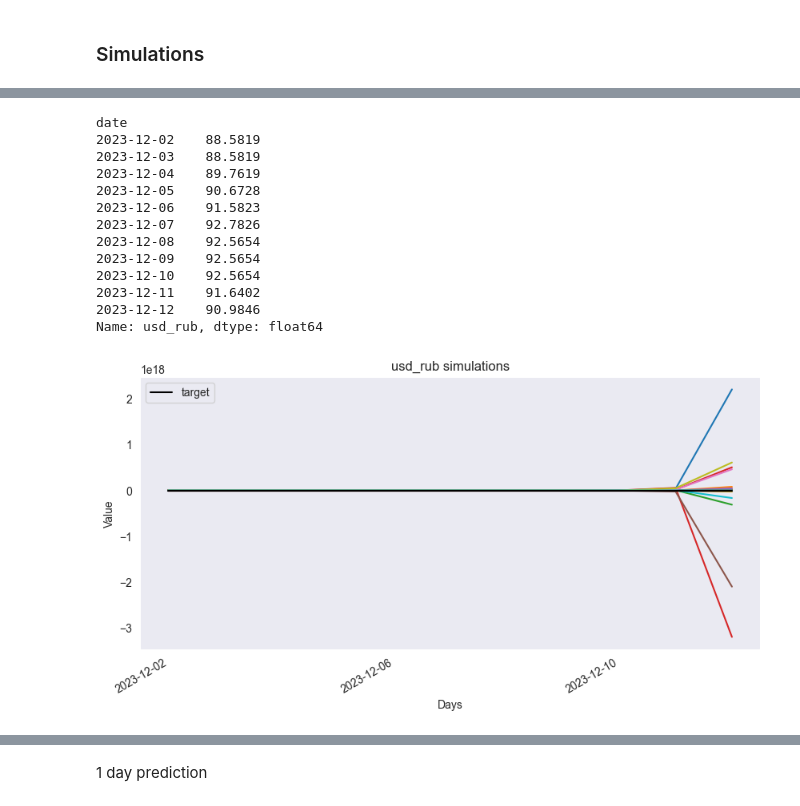
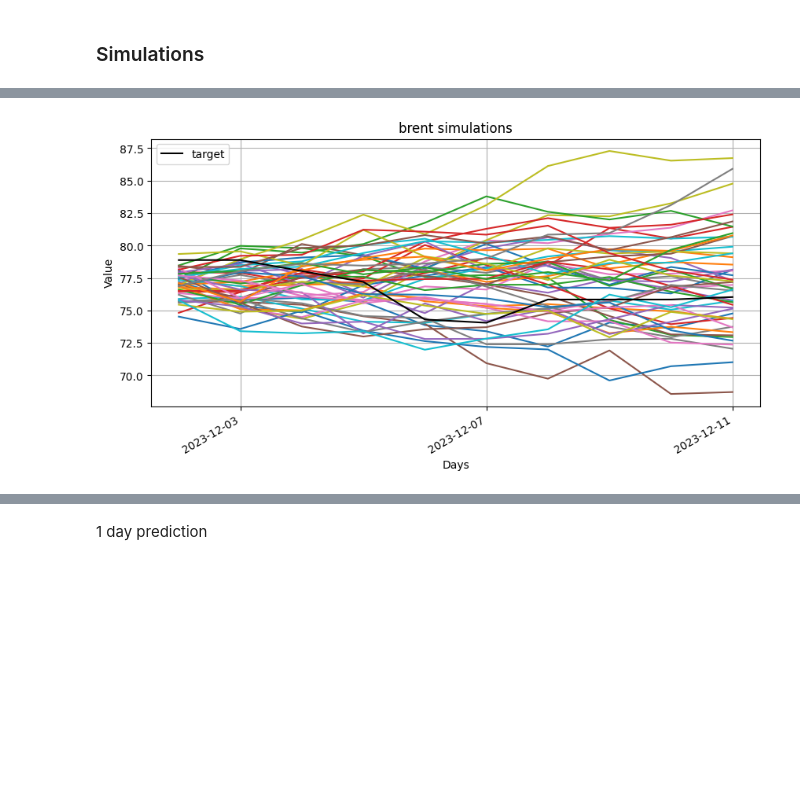
Before and after one commit to vladimirKarlov01/portfolio-risk, a Jupyter notebook: demo.ipynb, the cells around one changed output, grey strips where cells are left out. Saved outputs shown, nothing was run; the diff lists cells and outputs as text; code cells hidden in the pictures; blank space fills up the shorter version.

```diff
--- a/demo.ipynb
+++ b/demo.ipynb
@@ -132,22 +105,9 @@ Name: pca_cbd, dtype: float64
 # %%
 portfolio.risk_factors.plot_simulations(
-    simulations=simulations['usd_rub'],
-    risk_factor='usd_rub',
+    simulations=simulations['brent'],
+    risk_factor='brent',
 )
 # %% [output]
-date
-2023-12-02    88.5819
-2023-12-03    88.5819
-2023-12-04    89.7619
-2023-12-05    90.6728
-2023-12-06    91.5823
-2023-12-07    92.7826
-2023-12-08    92.5654
-2023-12-09    92.5654
-2023-12-10    92.5654
-2023-12-11    91.6402
-2023-12-12    90.9846
-Name: usd_rub, dtype: float64
-[figure, old version]
+[figure, new version]
 # %%
 portfolio.risk_factors.plot_simulations(
```
Also changed, not shown: parts of 18 cells of this notebook, 3 other files.
